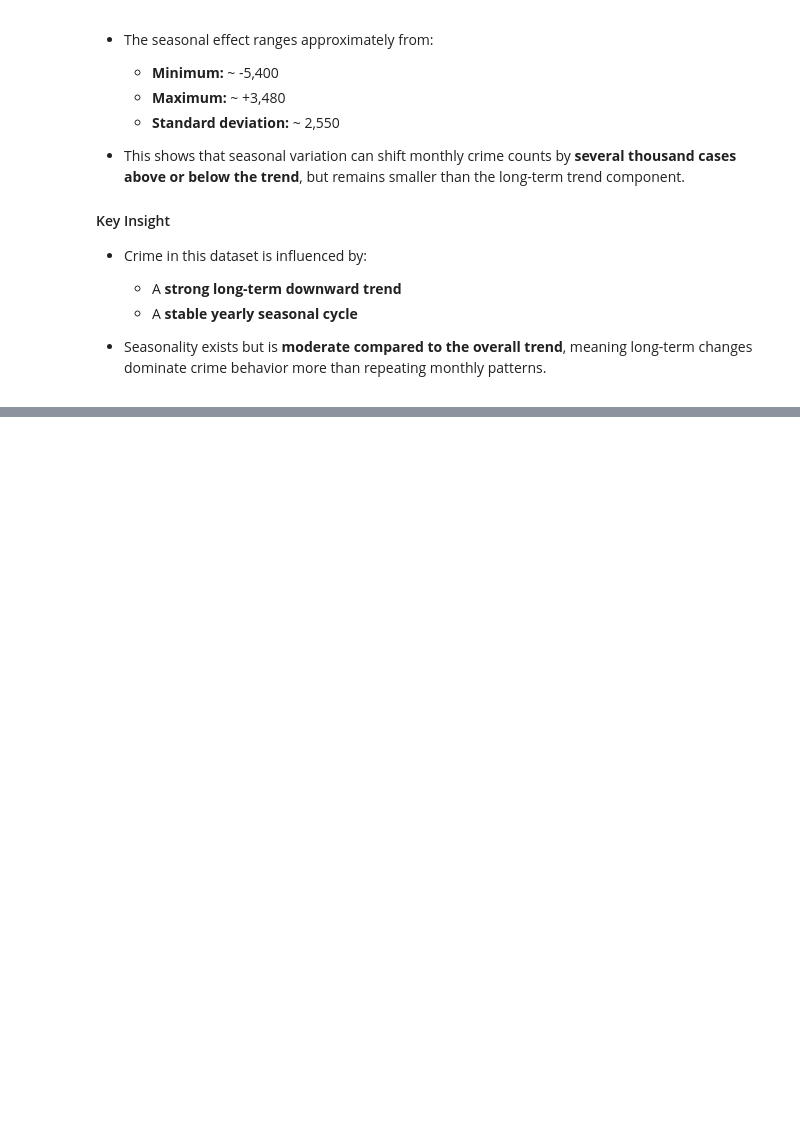
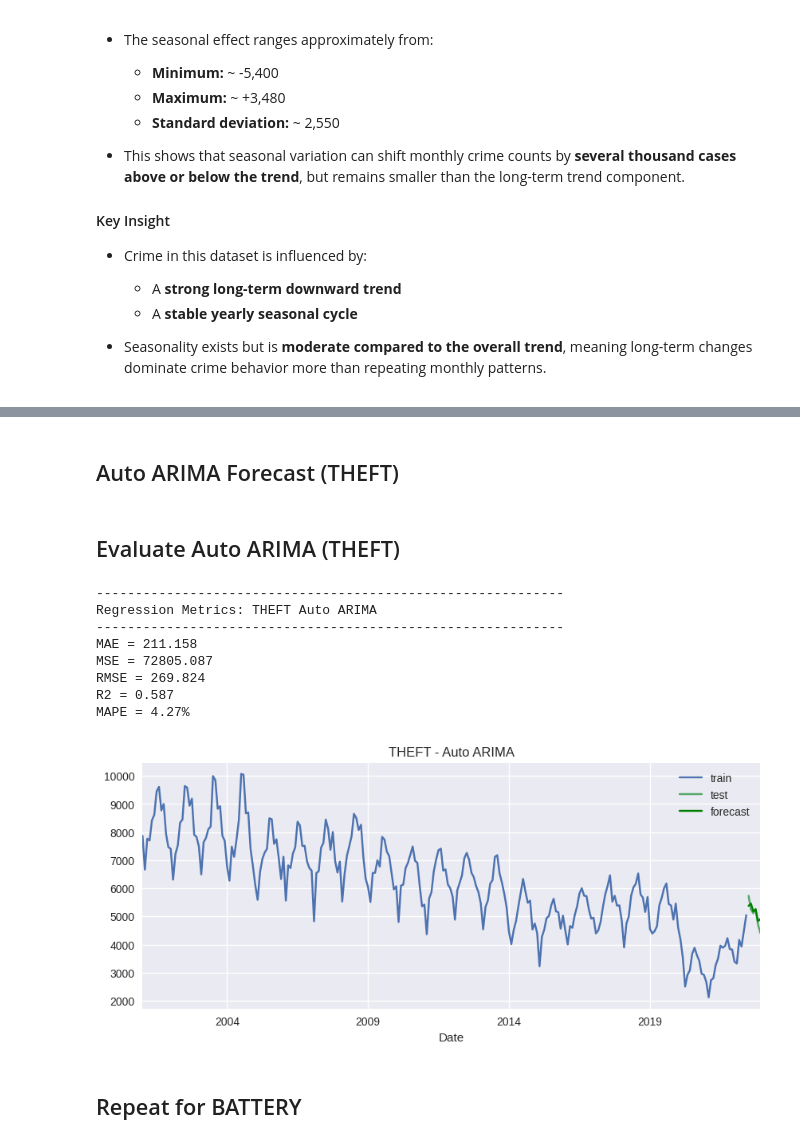
Before and after one commit to Maryam-Skaik/chicago-crime-time-series-analysis, a Jupyter notebook: notebook/chicago_crime_time_series_analysis.ipynb, the cells around one changed output, grey strips where cells are left out. Cells and saved outputs as stored; diff of their text form; code cells hidden in the pictures; blank space fills up the shorter version.

```diff
--- a/notebook/chicago_crime_time_series_analysis.ipynb
+++ b/notebook/chicago_crime_time_series_analysis.ipynb
@@ -713,0 +923,10 @@ plt.show()
+# %%
+theft_auto = auto_arima(
+    theft_train["count"],
+    seasonal=True,
+    m=12,
+    trace=True,
+    stepwise=True
+)
+
+theft_auto.summary()
@@ -713,0 +971,31 @@ plt.show()
+# %% [markdown]
+## Auto ARIMA Forecast (THEFT)
+# %%
+theft_auto_pred = theft_auto.predict(n_periods=6)
+
+theft_auto_df = pd.DataFrame({
+    "mean": theft_auto_pred
+}, index=theft_test.index)
+# %% [markdown]
+## Evaluate Auto ARIMA (THEFT)
+# %%
+plot_forecast(theft_train["count"], theft_test["count"], theft_auto_df,
+              title="THEFT - Auto ARIMA")
+
+regression_metrics_ts(
+    theft_test["count"],
+    theft_auto_df["mean"],
+    label="THEFT Auto ARIMA"
+)
+# %% [output]
+------------------------------------------------------------
+Regression Metrics: THEFT Auto ARIMA
+------------------------------------------------------------
+MAE = 211.158
+MSE = 72805.087
+RMSE = 269.824
+R2 = 0.587
+MAPE = 4.27%
+[figure, added]
+# %% [markdown]
+## Repeat for BATTERY
```
Also changed, not shown: parts of 41 cells of this notebook.
